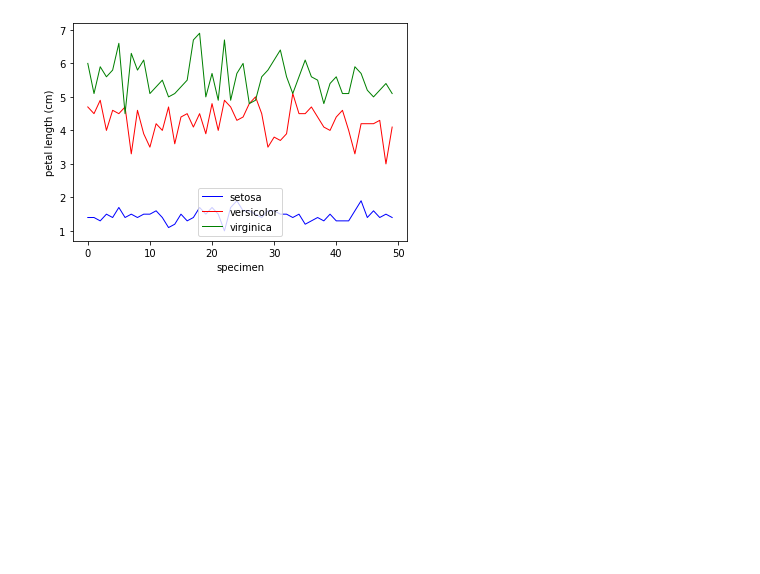
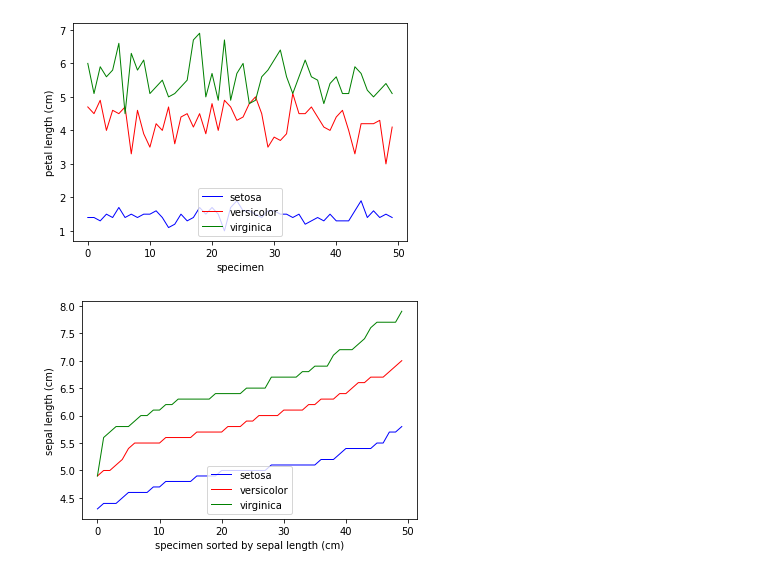
Before and after one commit to KMate-ISD/Machine_learning, a Jupyter notebook: ML_basics.ipynb, the cells around one changed output. Saved outputs shown, nothing was run; the diff lists cells and outputs as text; code cells hidden in the pictures; blank space fills up the shorter version.

Commit message:
Add plots for sorted feature values of irises

```diff
--- a/ML_basics.ipynb
+++ b/ML_basics.ipynb
@@ -33,21 +33,21 @@ for i in range(1):
 # %%
 x=[i for i in range(50)]
 
-petal_length_setosa=[]
-petal_length_versicolor=[]
-petal_length_virginica=[]
+feature_value_setosa=[]
+feature_value_versicolor=[]
+feature_value_virginica=[]
 
 # plot random feature
 k=random.randrange(len(data_iris.feature_names))
 
 for i in range(0,50):
-  petal_length_setosa.append(data_iris.data[i][k])
-  petal_length_versicolor.append(data_iris.data[i+50][k])
-  petal_length_virginica.append(data_iris.data[i+100][k])
+  feature_value_setosa.append(data_iris.data[i][k])
+  feature_value_versicolor.append(data_iris.data[i+50][k])
+  feature_value_virginica.append(data_iris.data[i+100][k])
 
-plt.plot(x, petal_length_setosa, label=data_iris.target_names[0], color='blue', linewidth=1)
-plt.plot(x, petal_length_versicolor, label=data_iris.target_names[1], color='red', linewidth=1)
-plt.plot(x, petal_length_virginica, label=data_iris.target_names[2], color='green', linewidth=1)
+plt.plot(x, feature_value_setosa, label=data_iris.target_names[0], color='blue', linewidth=1)
+plt.plot(x, feature_value_versicolor, label=data_iris.target_names[1], color='red', linewidth=1)
+plt.plot(x, feature_value_virginica, label=data_iris.target_names[2], color='green', linewidth=1)
 
 plt.legend(loc='lower center')
 plt.ylabel(data_iris.feature_names[k])
@@ -56,3 +56,31 @@ plt.xlabel('specimen')
 plt.show()
 # %% [output]
 [figure]
+# %%
+k=random.randrange(len(data_iris.feature_names))
+
+# sort items by feature value
+feature_value_setosa.clear()
+feature_value_versicolor.clear()
+feature_value_virginica.clear()
+
+for i in range(0,50):
+  feature_value_setosa.append(data_iris.data[i][k])
+  feature_value_versicolor.append(data_iris.data[i+50][k])
+  feature_value_virginica.append(data_iris.data[i+100][k])
+
+feature_value_setosa.sort()
+feature_value_versicolor.sort()
+feature_value_virginica.sort()
+
+plt.plot(x, feature_value_setosa, label=data_iris.target_names[0], color='blue', linewidth=1)
+plt.plot(x, feature_value_versicolor, label=data_iris.target_names[1], color='red', linewidth=1)
+plt.plot(x, feature_value_virginica, label=data_iris.target_names[2], color='green', linewidth=1)
+
+plt.legend(loc='lower center')
+plt.ylabel(data_iris.feature_names[k])
+plt.xlabel(f'specimen sorted by {data_iris.feature_names[k]}')
+
+plt.show()
+# %% [output]
+[figure, added]
```
